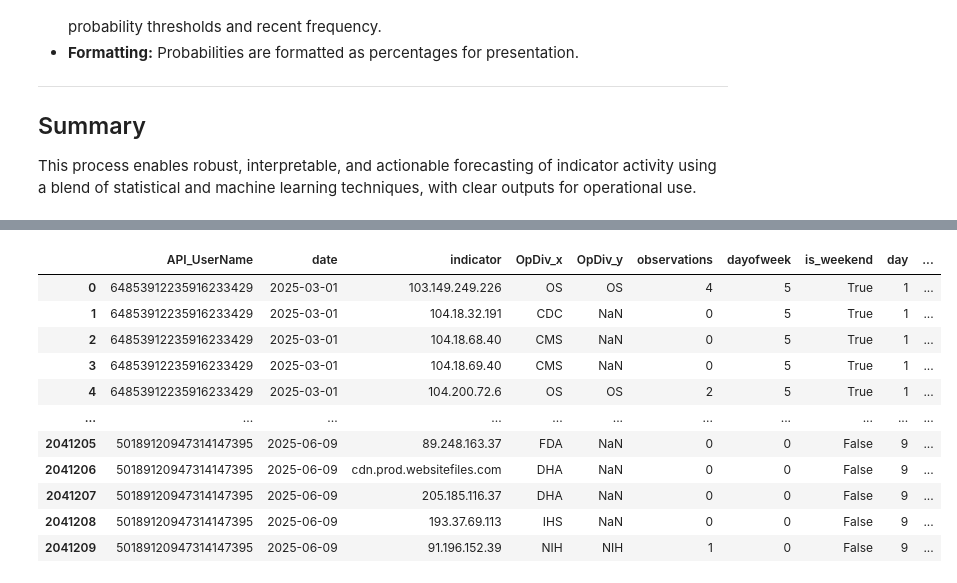
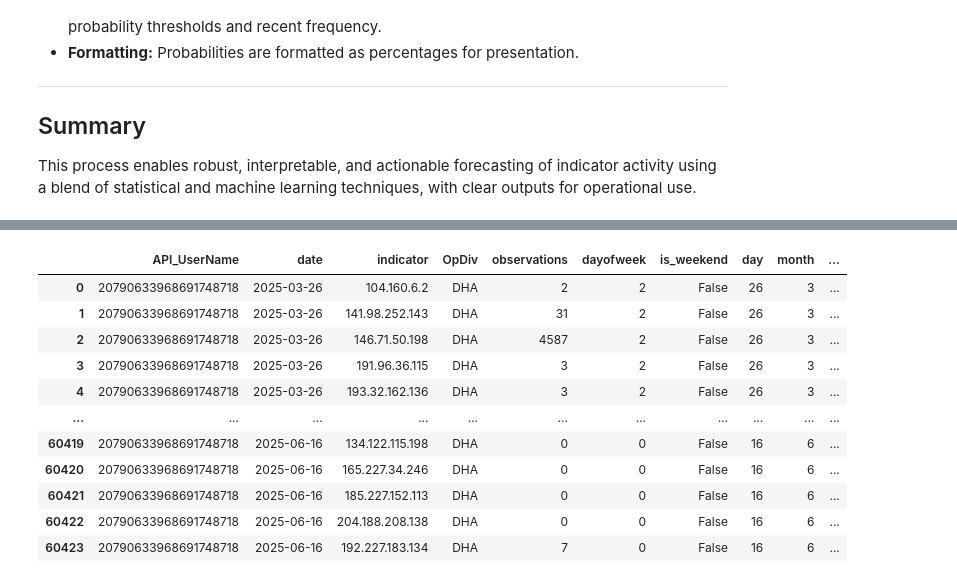
Before and after one commit to jaytlinaskew-OIS/HTOC, a Jupyter notebook: notebooks/observationEventForecasting/NextObservedIndicator.ipynb, the cells around one changed output, grey strips where cells are left out. Cells and saved outputs as stored; diff of their text form; code cells hidden in the pictures.

Commit message:
next observed indicator production script implementations

```diff
--- a/notebooks/observationEventForecasting/NextObservedIndicator.ipynb
+++ b/notebooks/observationEventForecasting/NextObservedIndicator.ipynb
@@ -166,0 +183,10 @@ src
+# %%
+# Group the src dataframe by 'OpDiv' and get a dictionary of DataFrames for each OpDiv
+opdiv_groups = {opdiv: group for opdiv, group in src.groupby('OpDiv')}
+
+# Allow searching by indicator
+def get_by_indicator(indicator_value):
+    return src[src['indicator'] == indicator_value]
+
+# Example usage:
+get_by_indicator('192.124.249.112')
@@ -167,54 +207,39 @@ src
 # %%
-src['date'] = pd.to_datetime(src['date'])
+opdiv_merged = {}
 
-# Define ranges for combinations
-all_users = src['API_UserName'].unique()  # Unique API_UserName
-all_indicators = src['indicator'].unique()  # Unique indicators
-all_dates = pd.date_range(start=src['date'].min(), end=pd.Timestamp.now().normalize(), freq='D')
+for opdiv, group_df in opdiv_groups.items():
+    group_df['date'] = pd.to_datetime(group_df['date'])
+    all_users = group_df['API_UserName'].unique()
+    all_indicators = group_df['indicator'].unique()
+    all_dates = pd.date_range(start=group_df['date'].min(), end=pd.Timestamp.now().normalize(), freq='D')
+    all_combinations = pd.MultiIndex.from_product(
+        [all_users, all_dates, all_indicators],
+        names=['API_UserName', 'date', 'indicator']
+    ).to_frame(index=False)
+    all_combinations['OpDiv'] = opdiv  # Add OpDiv column
 
-# Create all combinations
-all_combinations = pd.MultiIndex.from_product(
-    [all_users, all_dates, all_indicators],
-    names=['API_UserName', 'date', 'indicator']
-).to_frame(index=False)
+    merged = all_combinations.merge(group_df, how='left', on=['API_UserName', 'date', 'indicator', 'OpDiv'])
+    merged['observations'] = merged['observations'].fillna(0).astype(int)
+    merged['date'] = pd.to_datetime(merged['date'])
+    merged['dayofweek'] = merged['date'].dt.dayofweek
+    merged['is_weekend'] = merged['dayofweek'].isin([5, 6])
+    merged['day'] = merged['date'].dt.day
+    merged['month'] = merged['date'].dt.month
+    merged['seen'] = (merged['observations'] > 0).astype(int)
+    opdiv_merged[opdiv] = merged
 
-# Fill missing OpDiv values for each indicator using the known OpDiv from src
-indicator_opdiv_map = src.drop_duplicates('indicator').set_index('indicator')['OpDiv']
-all_combinations['OpDiv'] = all_combinations['indicator'].map(indicator_opdiv_map)
-# Merge with the existing data
-merged = all_combinations.merge(src, how='left', on=['API_UserName', 'date', 'indicator'])
-
-# Fill missing values in 'observations' with 0 (not seen)
-merged['observations'] = merged['observations'].fillna(0).astype(int)
-
-# Display the first few rows of the merged dataset
-# Convert the 'date' column to datetime format
-
-merged['date'] = pd.to_datetime(merged['date'])
-
-# Extract day of the week (0=Monday, 6=Sunday)
-merged['dayofweek'] = merged['date'].dt.dayofweek
-
-# Determine if the day is a weekend (Saturday=5, Sunday=6)
-merged['is_weekend'] = merged['dayofweek'].isin([5, 6])
-
-# Extract additional features if needed
-merged['day'] = merged['date'].dt.day
-merged['month'] = merged['date'].dt.month
-
-merged['seen'] = (merged['observations'] > 0).astype(int)
-merged.head(10)
-display(merged)
+# Example: display the merged dataframe for one OpDiv
+display(opdiv_merged['DHA'])
 # %% [output]
-|  | API_UserName | date | indicator | OpDiv_x | OpDiv_y | observations | dayofweek | is_weekend | day | ... |
-| 0 | 64853912235916233429 | 2025-03-01 | 103.149.249.226 | OS | OS | 4 | 5 | True | 1 | ... |
-| 1 | 64853912235916233429 | 2025-03-01 | 104.18.32.191 | CDC | NaN | 0 | 5 | True | 1 | ... |
-| 2 | 64853912235916233429 | 2025-03-01 | 104.18.68.40 | CMS | NaN | 0 | 5 | True | 1 | ... |
-| 3 | 64853912235916233429 | 2025-03-01 | 104.18.69.40 | CMS | NaN | 0 | 5 | True | 1 | ... |
-| 4 | 64853912235916233429 | 2025-03-01 | 104.200.72.6 | OS | OS | 2 | 5 | True | 1 | ... |
+|  | API_UserName | date | indicator | OpDiv | observations | dayofweek | is_weekend | day | month | ... |
+| 0 | 20790633968691748718 | 2025-03-26 | 104.160.6.2 | DHA | 2 | 2 | False | 26 | 3 | ... |
+| 1 | 20790633968691748718 | 2025-03-26 | 141.98.252.143 | DHA | 31 | 2 | False | 26 | 3 | ... |
+| 2 | 20790633968691748718 | 2025-03-26 | 146.71.50.198 | DHA | 4587 | 2 | False | 26 | 3 | ... |
+| 3 | 20790633968691748718 | 2025-03-26 | 191.96.36.115 | DHA | 3 | 2 | False | 26 | 3 | ... |
+| 4 | 20790633968691748718 | 2025-03-26 | 193.32.162.136 | DHA | 3 | 2 | False | 26 | 3 | ... |
 | ... | ... | ... | ... | ... | ... | ... | ... | ... | ... | ... |
-| 2041205 | 50189120947314147395 | 2025-06-09 | 89.248.163.37 | FDA | NaN | 0 | 0 | False | 9 | ... |
-| 2041206 | 50189120947314147395 | 2025-06-09 | cdn.prod.websitefiles.com | DHA | NaN | 0 | 0 | False | 9 | ... |
-| 2041207 | 50189120947314147395 | 2025-06-09 | 205.185.116.37 | DHA | NaN | 0 | 0 | False | 9 | ... |
-| 2041208 | 50189120947314147395 | 2025-06-09 | 193.37.69.113 | IHS | NaN | 0 | 0 | False | 9 | ... |
-| 2041209 | 50189120947314147395 | 2025-06-09 | 91.196.152.39 | NIH | NIH | 1 | 0 | False | 9 | ... |
+| 60419 | 20790633968691748718 | 2025-06-16 | 134.122.115.198 | DHA | 0 | 0 | False | 16 | 6 | ... |
+| 60420 | 20790633968691748718 | 2025-06-16 | 165.227.34.246 | DHA | 0 | 0 | False | 16 | 6 | ... |
+| 60421 | 20790633968691748718 | 2025-06-16 | 185.227.152.113 | DHA | 0 | 0 | False | 16 | 6 | ... |
+| 60422 | 20790633968691748718 | 2025-06-16 | 204.188.208.138 | DHA | 0 | 0 | False | 16 | 6 | ... |
+| 60423 | 20790633968691748718 | 2025-06-16 | 192.227.183.134 | DHA | 7 | 0 | False | 16 | 6 | ... |
```
Also changed, not shown: parts of 11 cells of this notebook, 9 other files.
